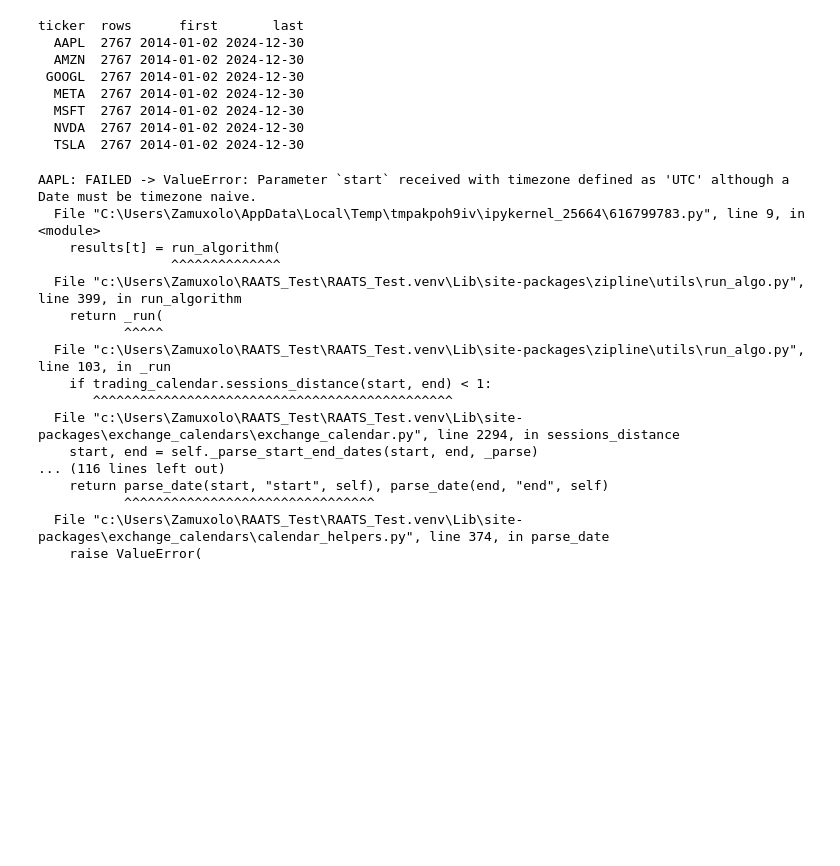
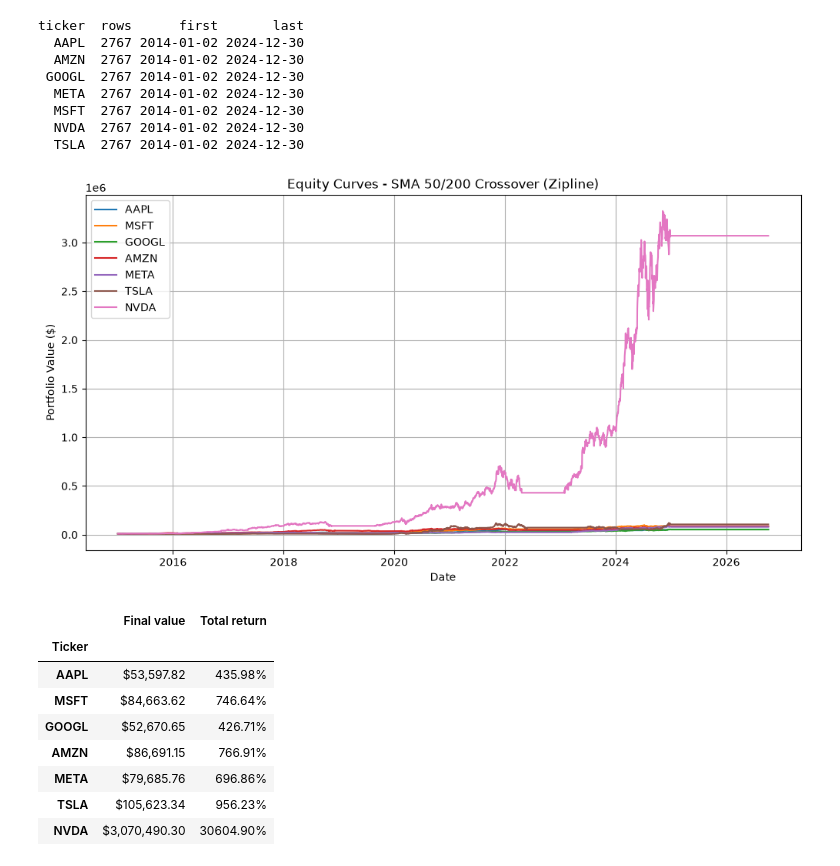
Before and after one commit to LuyoloNyaluza/RAATS_Test, a Jupyter notebook: notebooks/14_backtest_intro.ipynb, the cells around one changed output. Drawn from its saved outputs; the diff is of its cells as text; code cells hidden in the pictures; blank space fills up the shorter version.

```diff
--- a/notebooks/14_backtest_intro.ipynb
+++ b/notebooks/14_backtest_intro.ipynb
@@ -24,12 +24,20 @@ from src.evaluation.zipline_baselines import (
     ensure_bundle, make_buy_and_hold, make_sma_crossover, trade_pnls,
     utc, show_error,
 )
+# exchange_calendars (used by current zipline-reloaded) rejects tz-aware dates, so the
+# imported utc() helper breaks run_algorithm. Override it to return tz-naive timestamps.
+def utc(date):
+    return pd.Timestamp(date).tz_localize(None)
+
 # ---- Data -------------------------------------------------------------------
 # A 50/200-day SMA needs years of history, but data/processed/indicators only
 # holds ~60 trading days per ticker. So long Yahoo history is downloaded once
 # into <root>/data/csvdir/daily/ (cached afterwards).
 # Set SOURCE = "indicators" to convert your indicator CSVs instead (short windows only).
-DATA_START, DATA_END = "2014-01-01", "2026-10-05"
+# NOTE: yfinance treats the end date as exclusive, so DATA_END is one day after the last
+# bar we want. If you change these dates, delete <root>/data/csvdir (and re-run) so the
+# cached CSVs and the zipline bundle are rebuilt, otherwise the old range is reused.
+DATA_START, DATA_END = "2014-01-01", "2026-10-06"
 SOURCE = "yahoo"                       # or "indicators"
 CSV_DIR = str(ROOT / "data" / "csvdir")
 INDICATORS_DIR = str(ROOT / "data" / "processed" / "indicators")
@@ -48,7 +56,7 @@ ticker  rows      first       last
   TSLA  2767 2014-01-02 2024-12-30
 # %%
 start = utc("2015-01-01")
-end   = utc("2026-10-05")   # last bar in the Yahoo download
+end   = utc("2026-10-05")   # last bar in the Yahoo download (must be <= DATA_END - 1 day)
 CAPITAL = 10_000
 
 results = {}
@@ -62,38 +70,36 @@ for t in TICKERS:
         )
     except Exception as exc:
         show_error(t, exc)
-# %% [output]
-AAPL: FAILED -> ValueError: Parameter `start` received with timezone defined as 'UTC' although a Date must be timezone naive.
-  File "C:\Users\Zamuxolo\AppData\Local\Temp\tmpakpoh9iv\ipykernel_25664\616799783.py", line 9, in <module>
-    results[t] = run_algorithm(
-                 ^^^^^^^^^^^^^^
-  File "c:\Users\Zamuxolo\RAATS_Test\RAATS_Test.venv\Lib\site-packages\zipline\utils\run_algo.py", line 399, in run_algorithm
-    return _run(
-           ^^^^^
-  File "c:\Users\Zamuxolo\RAATS_Test\RAATS_Test.venv\Lib\site-packages\zipline\utils\run_algo.py", line 103, in _run
-    if trading_calendar.sessions_distance(start, end) < 1:
-       ^^^^^^^^^^^^^^^^^^^^^^^^^^^^^^^^^^^^^^^^^^^^^^
-  File "c:\Users\Zamuxolo\RAATS_Test\RAATS_Test.venv\Lib\site-packages\exchange_calendars\exchange_calendar.py", line 2294, in sessions_distance
-    start, end = self._parse_start_end_dates(start, end, _parse)
-... (116 lines left out)
-    return parse_date(start, "start", self), parse_date(end, "end", self)
-           ^^^^^^^^^^^^^^^^^^^^^^^^^^^^^^^^
-  File "c:\Users\Zamuxolo\RAATS_Test\RAATS_Test.venv\Lib\site-packages\exchange_calendars\calendar_helpers.py", line 374, in parse_date
-    raise ValueError(
 # %%
 plt.figure(figsize=(12, 6))
 rows = []
 for t, res in results.items():
     equity = res["portfolio_value"].astype(float)
     plt.plot(equity.index, equity.to_numpy(dtype=float), label=t)
     rows.append({"Ticker": t,
                  "Final value": f"${equity.iloc[-1]:,.2f}",
                  "Total return": f"{equity.iloc[-1] / CAPITAL - 1:.2%}"})
 plt.title("Equity Curves - SMA 50/200 Crossover (Zipline)")
 plt.ylabel("Portfolio Value ($)")
 plt.xlabel("Date")
 plt.legend()
 plt.grid(True)
 plt.show()
 
-display(pd.DataFrame(rows).set_index("Ticker"))
+summary = pd.DataFrame(rows, columns=["Ticker", "Final value", "Total return"])
+if summary.empty:
+    print("No backtest results available yet. Run the backtest cell above and make sure each ticker produced a portfolio result.")
+    display(pd.DataFrame(columns=["Ticker", "Final value", "Total return"]).set_index("Ticker"))
+else:
+    display(summary.set_index("Ticker"))
+# %% [output]
+[figure, added]
+|  | Final value | Total return |
+| Ticker |  |  |
+| AAPL | $53,597.82 | 435.98% |
+| MSFT | $84,663.62 | 746.64% |
+| GOOGL | $52,670.65 | 426.71% |
+| AMZN | $86,691.15 | 766.91% |
+| META | $79,685.76 | 696.86% |
+| TSLA | $105,623.34 | 956.23% |
+| NVDA | $3,070,490.30 | 30604.90% |
```
Also changed, not shown: 23 other files.
